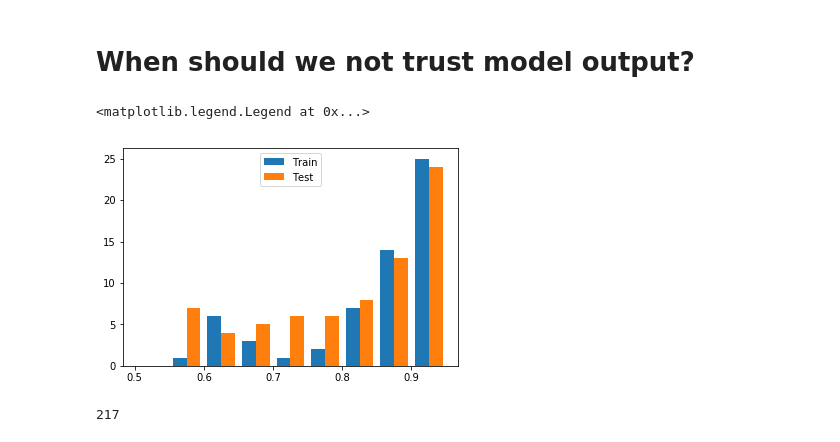
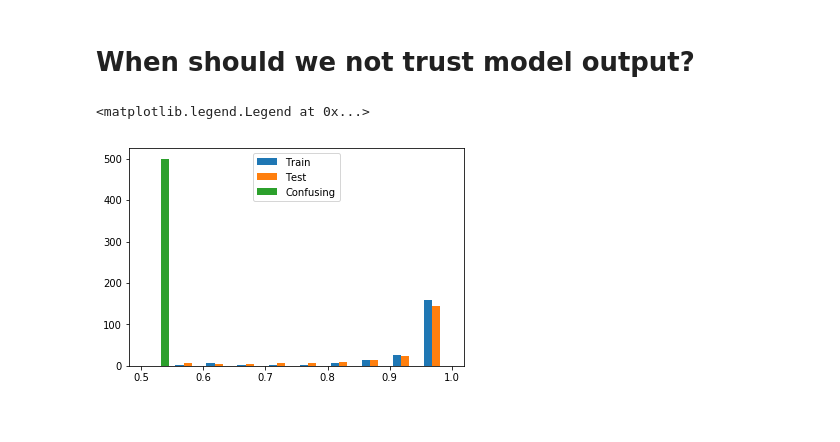
Before and after one commit to anonymoushippopotamus2019/code, a Jupyter notebook: code.ipynb, the cells around one changed output. Drawn from its saved outputs; the diff is of its cells as text; code cells hidden in the pictures.

```diff
--- a/code.ipynb
+++ b/code.ipynb
@@ -116,44 +116,20 @@ for elem in cD:
 # %%
 # *** Show the random forest's confidence (Low for confusing samples)
 trainprobs = clf.best_estimator_.predict_proba(train.data)
 trainprobs = [max(trainprobs[i]) for i in range(len(trainprobs))]
 
 testprobs = clf.best_estimator_.predict_proba(test.data)
 testprobs = [max(testprobs[i]) for i in range(len(testprobs))]
 
 confusingprobs = clf.best_estimator_.predict_proba(confusing)
 confusingprobs = [max(confusingprobs[i]) for i in range(len(confusingprobs))]
 
 plt.figure()
-#plt.hist(confusingprobs,bins=np.arange(.5,1,.05),label=('Confusing0'))
-#plt.hist(testprobs,bins=np.arange(.5,1,.05),label=('Test0'))
-#plt.hist(trainprobs,bins=np.arange(.5,1,.05),label=('Train0'))
-plt.hist([trainprobs,testprobs],bins=np.arange(.5,1,.05),label=(['Train','Test']))
+plt.hist([trainprobs,testprobs,confusingprobs],bins=np.arange(.5,1.01,.05),label=(['Train','Test','Confusing']))
 plt.legend(loc='upper center')
-
-# *** Show the individual trees confidence (High for confusing samples) ***
-# for modelID in range(10):
-#     trainprobs = clf.best_estimator_.estimators_[modelID].predict_proba(train.data)
-#     trainprobs = [max(trainprobs[i]) for i in range(len(trainprobs))]
-
-#     testprobs = clf.best_estimator_.estimators_[modelID].predict_proba(test.data)
-#     testprobs = [max(testprobs[i]) for i in range(len(testprobs))]
-
-#     confusingprobs = clf.best_estimator_.estimators_[modelID].predict_proba(confusing)
-#     confusingprobs = [max(confusingprobs[i]) for i in range(len(confusingprobs))]
-
-#     plt.figure()
-#     plt.hist(confusingprobs,label=('Confusing0'))
-#     plt.hist(testprobs,label=('Test0'))
-#     plt.hist(trainprobs,label=('Train0'))
-#     plt.legend(loc='upper center')
 # %% [output]
 <matplotlib.legend.Legend at 0x...>
-[figure, old version]
+[figure, new version]
-# %%
-len(testprobs)
-# %% [output]
-217
 # %%
 xtrain = train.data
 ytrain = [0 for elem in train.target]
```
Also changed, not shown: parts of 2 cells of this notebook.
